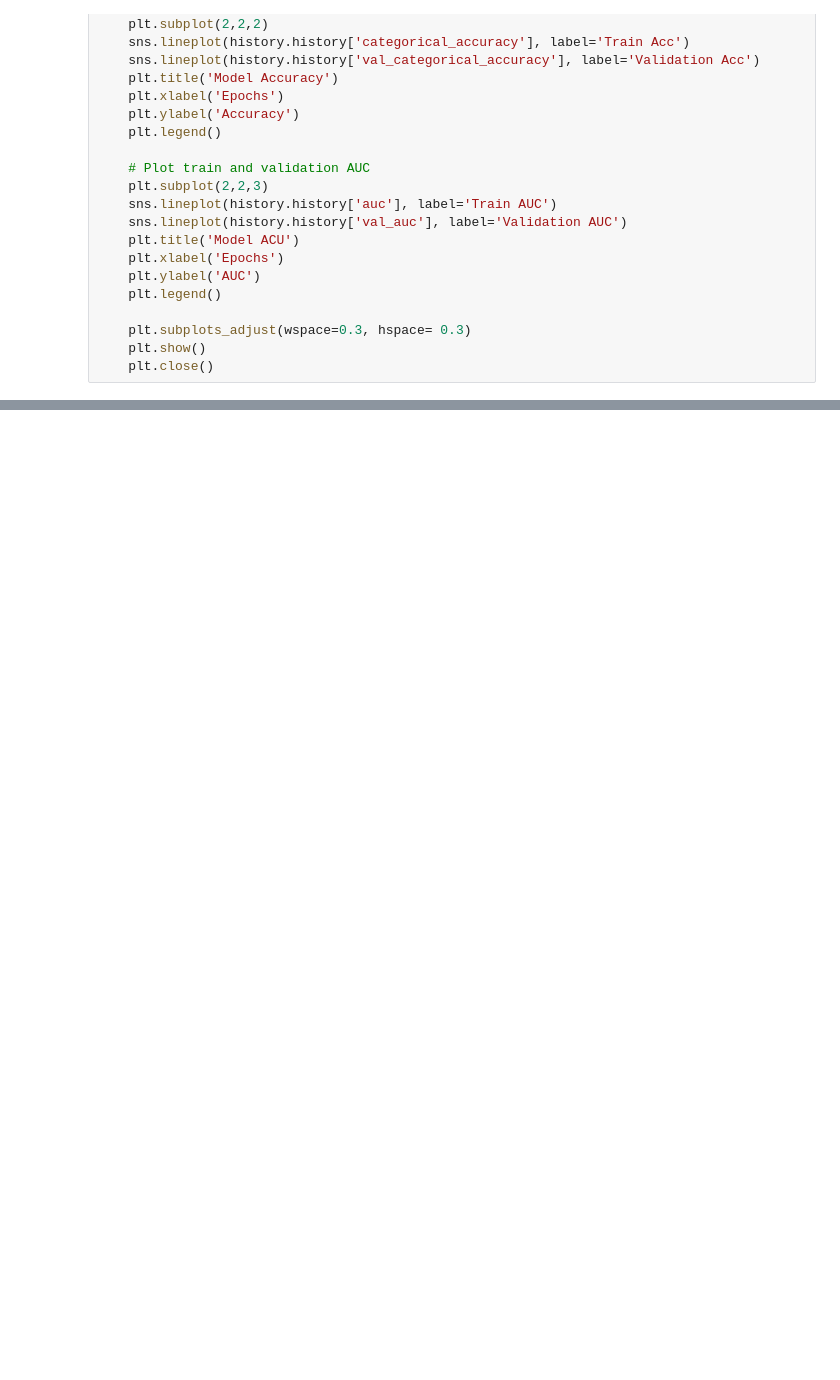
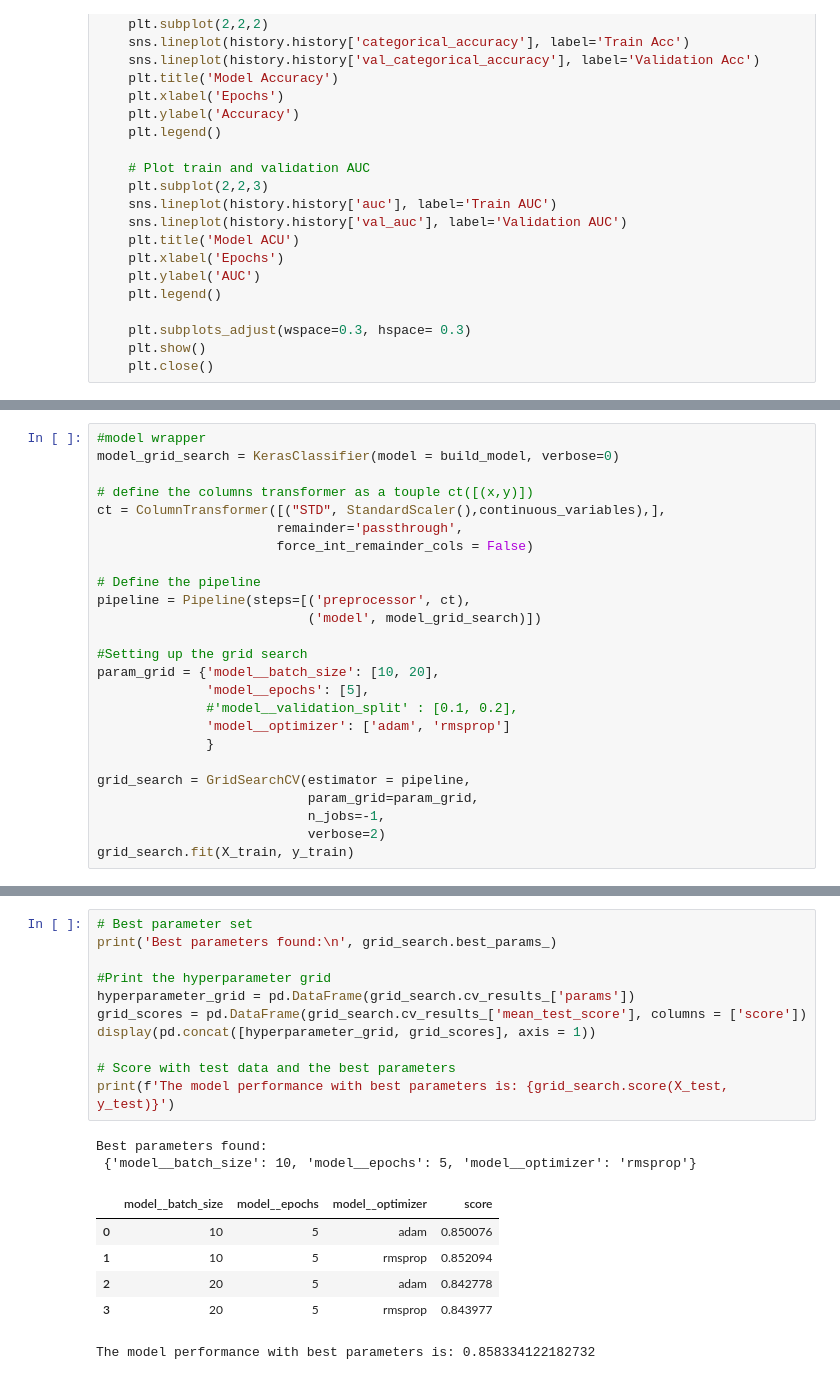
Before and after one commit to GALLP900/CodAcG_Github, a Jupyter notebook: Python_Projects/Neural Networks/dlsp-portfolio-starter-code/CoverType-classification.ipynb, the cells around one changed output, grey strips where cells are left out. Drawn from its saved outputs; the diff is of its cells as text; blank space fills up the shorter version.

Commit message:
forest cover type final model

```diff
--- a/Python_Projects/Neural Networks/dlsp-portfolio-starter-code/CoverType-classification.ipynb
+++ b/Python_Projects/Neural Networks/dlsp-portfolio-starter-code/CoverType-classification.ipynb
@@ -282,0 +288,25 @@ plot_model_results(history)
+# %%
+#model wrapper
+model_grid_search = KerasClassifier(model = build_model, verbose=0)
+
+# define the columns transformer as a touple ct([(x,y)])
+ct = ColumnTransformer([("STD", StandardScaler(),continuous_variables),],
+                       remainder='passthrough',
+                       force_int_remainder_cols = False)
+
+# Define the pipeline
+pipeline = Pipeline(steps=[('preprocessor', ct),
+                           ('model', model_grid_search)])
+
+#Setting up the grid search
+param_grid = {'model__batch_size': [10, 20],
+              'model__epochs': [5],
+              #'model__validation_split' : [0.1, 0.2],
+              'model__optimizer': ['adam', 'rmsprop']
+              }
+
+grid_search = GridSearchCV(estimator = pipeline,
+                           param_grid=param_grid,
+                           n_jobs=-1,
+                           verbose=2)
+grid_search.fit(X_train, y_train)
@@ -282,0 +332,20 @@ plot_model_results(history)
+# %%
+# Best parameter set
+print('Best parameters found:\n', grid_search.best_params_)
+
+#Print the hyperparameter grid
+hyperparameter_grid = pd.DataFrame(grid_search.cv_results_['params'])
+grid_scores = pd.DataFrame(grid_search.cv_results_['mean_test_score'], columns = ['score'])
+display(pd.concat([hyperparameter_grid, grid_scores], axis = 1))
+
+# Score with test data and the best parameters
+print(f'The model performance with best parameters is: {grid_search.score(X_test, y_test)}')
+# %% [output]
+Best parameters found:
+ {'model__batch_size': 10, 'model__epochs': 5, 'model__optimizer': 'rmsprop'}
+|  | model__batch_size | model__epochs | model__optimizer | score |
+| 0 | 10 | 5 | adam | 0.850076 |
+| 1 | 10 | 5 | rmsprop | 0.852094 |
+| 2 | 20 | 5 | adam | 0.842778 |
+| 3 | 20 | 5 | rmsprop | 0.843977 |
+The model performance with best parameters is: 0.858334122182732
```
Also changed, not shown: parts of 8 cells of this notebook.
